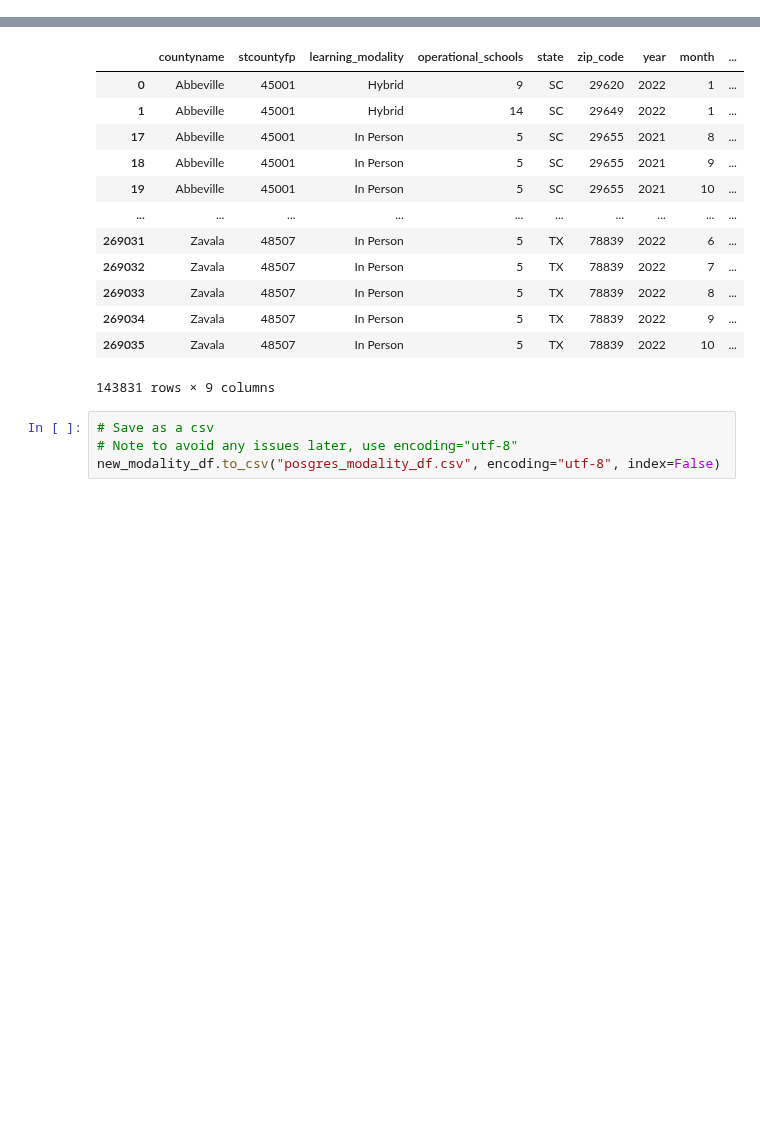
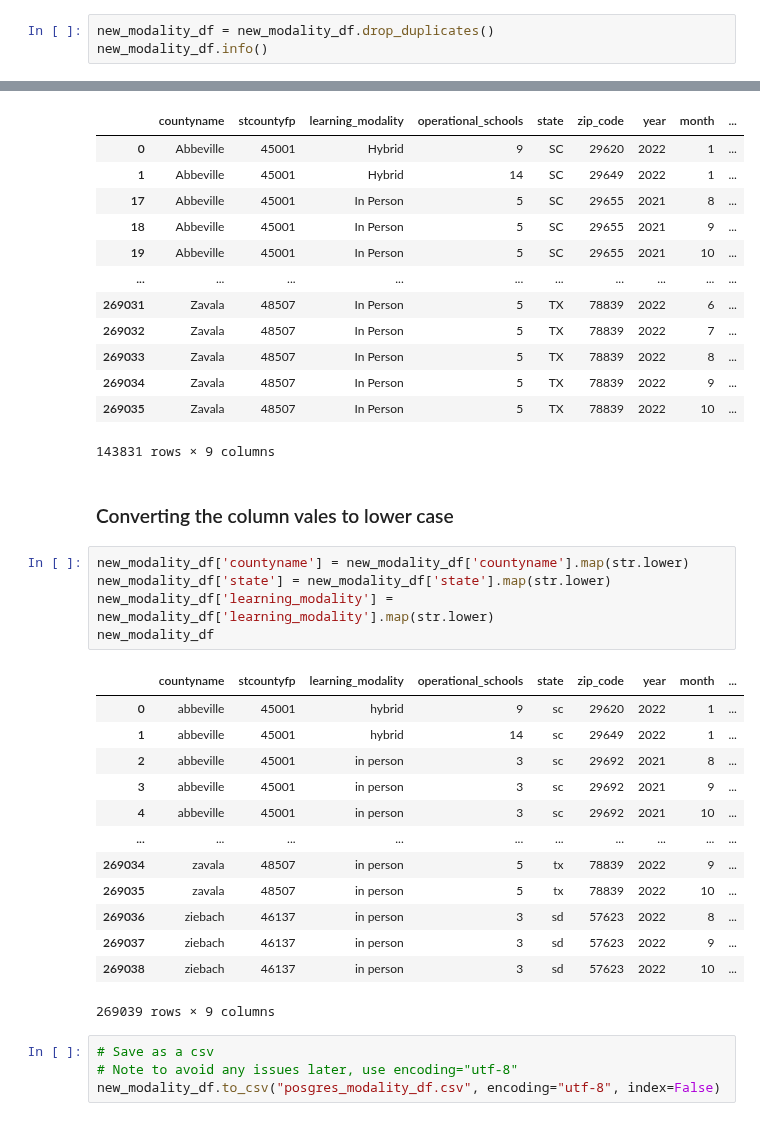
Before and after one commit to uzmabb182/Data602_Assignments, a Jupyter notebook: data_602_final_project.ipynb, the cells around one changed output, grey strips where cells are left out. Saved outputs shown, nothing was run; the diff lists cells and outputs as text; blank space fills up the shorter version.

Commit message:
column values converted to lowercase in all tables for PostgreSQL

```diff
--- a/data_602_final_project.ipynb
+++ b/data_602_final_project.ipynb
@@ -691,3 +692,6 @@ new_modality_df
 | 269037 | Ziebach | 46137 | In Person | 3 | SD | 57623 | 2022 | 9 | ... |
 | 269038 | Ziebach | 46137 | In Person | 3 | SD | 57623 | 2022 | 10 | ... |
 269039 rows × 9 columns
+# %%
+new_modality_df = new_modality_df.drop_duplicates()
+new_modality_df.info()
@@ -708,6 +729,27 @@ new_df
 | 269034 | Zavala | 48507 | In Person | 5 | TX | 78839 | 2022 | 9 | ... |
 | 269035 | Zavala | 48507 | In Person | 5 | TX | 78839 | 2022 | 10 | ... |
 143831 rows × 9 columns
+# %% [markdown]
+### Converting the column vales to lower case
+# %%
+new_modality_df['countyname'] = new_modality_df['countyname'].map(str.lower)
+new_modality_df['state'] = new_modality_df['state'].map(str.lower)
+new_modality_df['learning_modality'] = new_modality_df['learning_modality'].map(str.lower)
+new_modality_df
+# %% [output]
+|  | countyname | stcountyfp | learning_modality | operational_schools | state | zip_code | year | month | ... |
+| 0 | abbeville | 45001 | hybrid | 9 | sc | 29620 | 2022 | 1 | ... |
+| 1 | abbeville | 45001 | hybrid | 14 | sc | 29649 | 2022 | 1 | ... |
+| 2 | abbeville | 45001 | in person | 3 | sc | 29692 | 2021 | 8 | ... |
+| 3 | abbeville | 45001 | in person | 3 | sc | 29692 | 2021 | 9 | ... |
+| 4 | abbeville | 45001 | in person | 3 | sc | 29692 | 2021 | 10 | ... |
+| ... | ... | ... | ... | ... | ... | ... | ... | ... | ... |
+| 269034 | zavala | 48507 | in person | 5 | tx | 78839 | 2022 | 9 | ... |
+| 269035 | zavala | 48507 | in person | 5 | tx | 78839 | 2022 | 10 | ... |
+| 269036 | ziebach | 46137 | in person | 3 | sd | 57623 | 2022 | 8 | ... |
+| 269037 | ziebach | 46137 | in person | 3 | sd | 57623 | 2022 | 9 | ... |
+| 269038 | ziebach | 46137 | in person | 3 | sd | 57623 | 2022 | 10 | ... |
+269039 rows × 9 columns
 # %%
 # Save as a csv
 # Note to avoid any issues later, use encoding="utf-8"
```
Also changed, not shown: parts of 6 cells of this notebook, 4 other files.
